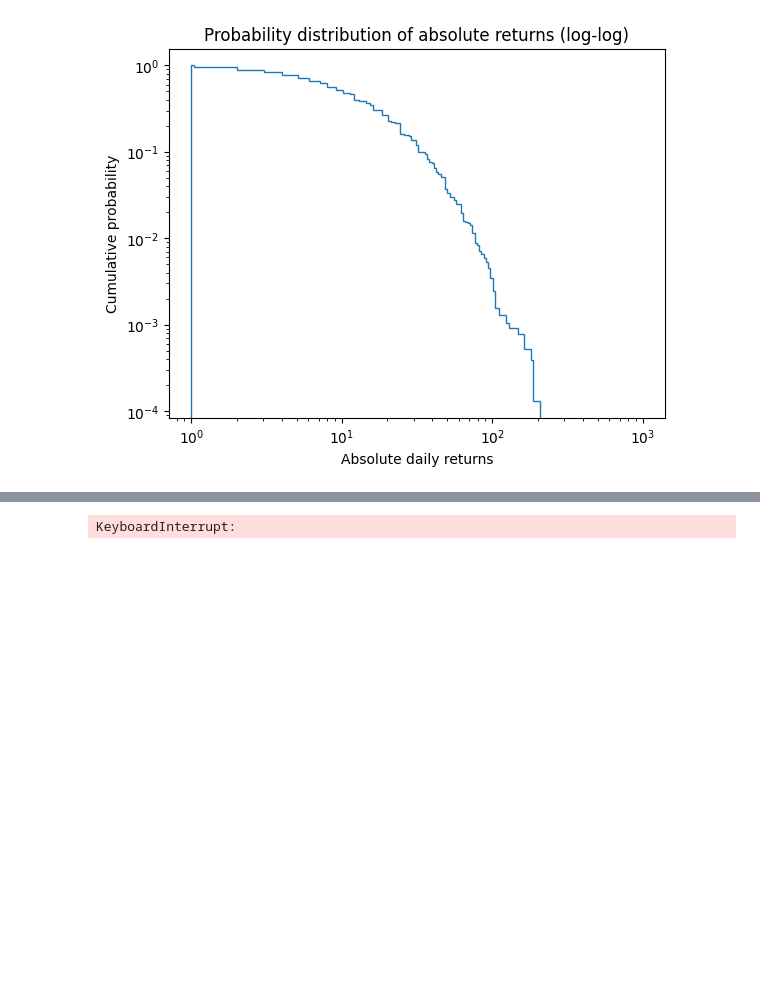
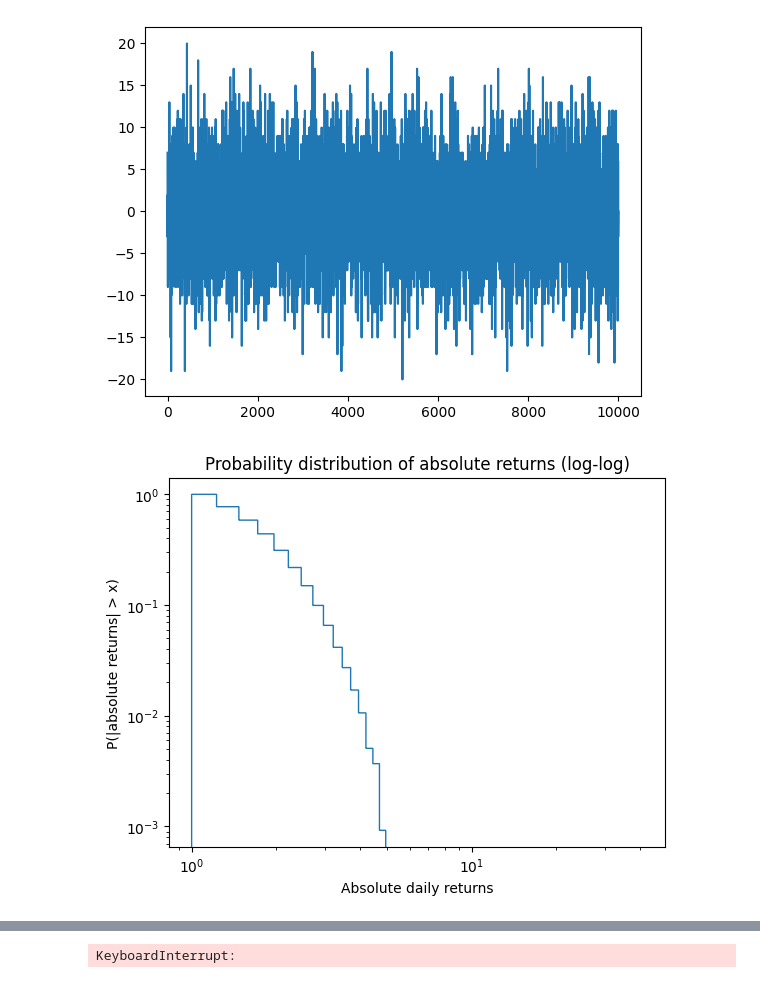
Before and after one commit to ymakoni/PCS_Financial_Market_ABM, a Jupyter notebook: model.ipynb, the cells around one changed output, grey strips where cells are left out. Drawn from its saved outputs; the diff is of its cells as text; code cells hidden in the pictures; blank space fills up the shorter version.

```diff
--- a/model.ipynb
+++ b/model.ipynb
@@ -102,16 +95,23 @@ plt.show()
 # %%
-bin=np.logspace(start=0, stop=np.log(20), num=200)
-returns = [abs(day) for day in model_test.daily_returns]
+# logarithmic bins
+bin=np.logspace(start=0, stop=np.log(5), num=t)
+
+# normalised returns
+returns = [(abs(day) - np.mean(model_test.daily_returns)) / np.std(model_test.daily_returns) for day in model_test.daily_returns]
+
+plt.plot(model_test.daily_returns)
+plt.show()
 
 plt.figure(1)
 plt.hist(returns, bin, cumulative=-1, density=True, log=True, histtype='step')
 plt.title("Probability distribution of absolute returns (log-log)")
 plt.xlabel("Absolute daily returns")
-plt.ylabel("Cumulative probability")
+plt.ylabel("P(|absolute returns| > x)")
 plt.gca().set_xscale("log")
 plt.show()
 # %% [output]
-[figure, old version]
+[figure, new version]
+[figure, added]
 # %%
 class Stochastic_Model:
     def __init__(self, n: int, p: float, init: int, time_horizon: bool, M, d):
```
Also changed, not shown: parts of 10 cells of this notebook.
